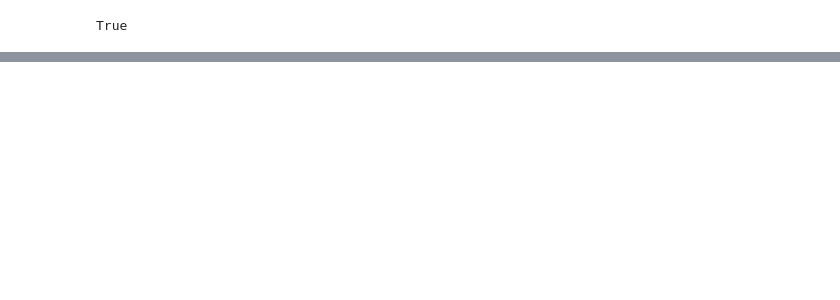
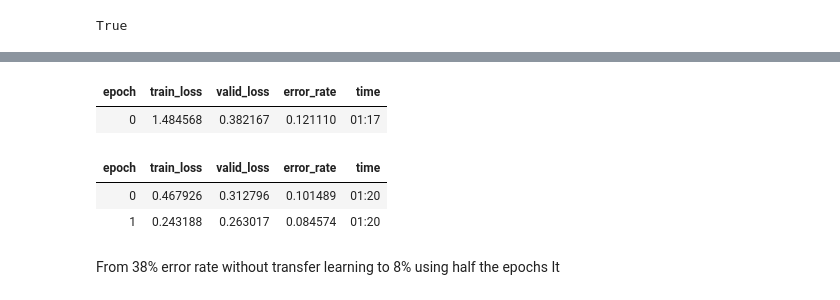
Before and after one commit to afortuny/2020_dengue_driven_data, a Jupyter notebook: DL_Classifying_Pets_with_Fastai.ipynb, the cells around one changed output, grey strips where cells are left out. Saved outputs shown, nothing was run; the diff lists cells and outputs as text; code cells hidden in the pictures; blank space fills up the shorter version.

```diff
--- a/DL_Classifying_Pets_with_Fastai.ipynb
+++ b/DL_Classifying_Pets_with_Fastai.ipynb
@@ -212,0 +191,13 @@ We got a very accurate model, but as we have shown, transfer learning got better
+# %%
+learn3 = cnn_learner(data, models.resnet34, metrics=error_rate)
+# %%
+learn3.fine_tune(2)
+# %% [output]
+| epoch | train_loss | valid_loss | error_rate | time |
+| 0 | 1.484568 | 0.382167 | 0.121110 | 01:17 |
+| epoch | train_loss | valid_loss | error_rate | time |
+| 0 | 0.467926 | 0.312796 | 0.101489 | 01:20 |
+| 1 | 0.243188 | 0.263017 | 0.084574 | 01:20 |
+# %% [markdown]
+From 38% error rate without transfer learning to 8% using half the epochs
+It
```
Also changed, not shown: parts of 38 cells of this notebook.
